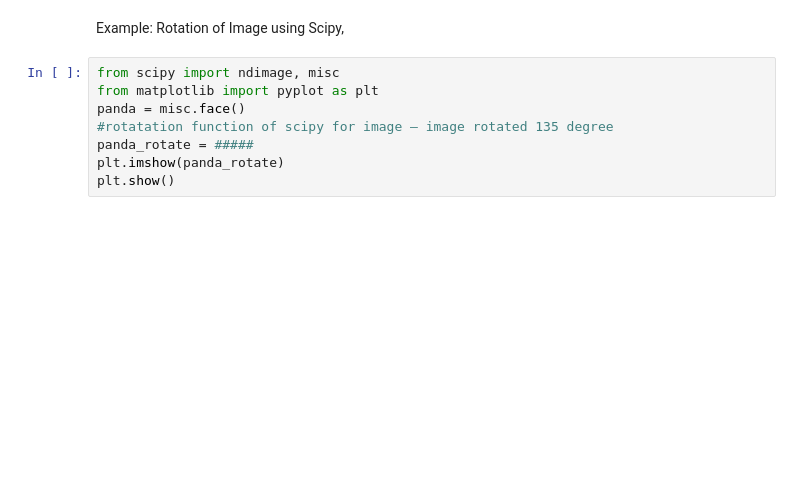
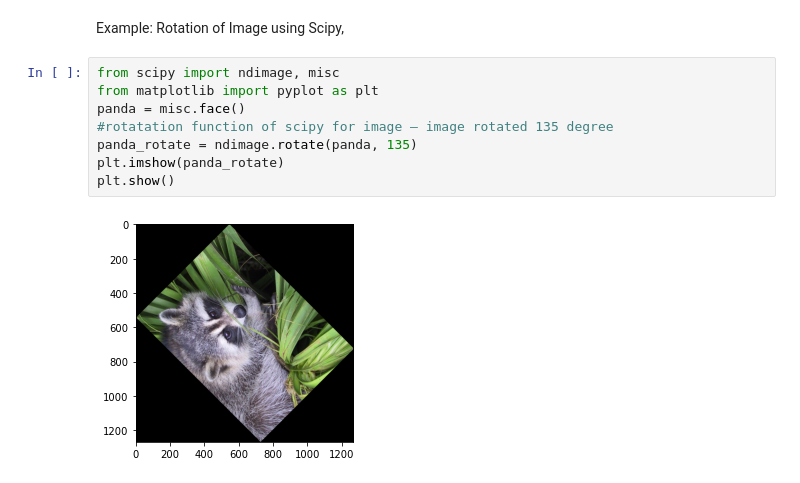
Before and after one commit to BeomSoo-Ann/DataViz, a Jupyter notebook: swcon425-lec05_scipy_lab.ipynb, the cells around one changed output. Saved outputs shown, nothing was run; the diff lists cells and outputs as text; blank space fills up the shorter version.

```diff
--- a/swcon425-lec05_scipy_lab.ipynb
+++ b/swcon425-lec05_scipy_lab.ipynb
@@ -238,8 +384,10 @@ Example: Rotation of Image using Scipy,
 # %%
 from scipy import ndimage, misc
 from matplotlib import pyplot as plt
 panda = misc.face()
 #rotatation function of scipy for image – image rotated 135 degree
-panda_rotate = #####
+panda_rotate = ndimage.rotate(panda, 135)
 plt.imshow(panda_rotate)
 plt.show()
+# %% [output]
+[figure, added]
```
Also changed, not shown: parts of 23 cells of this notebook, 1 other file.
